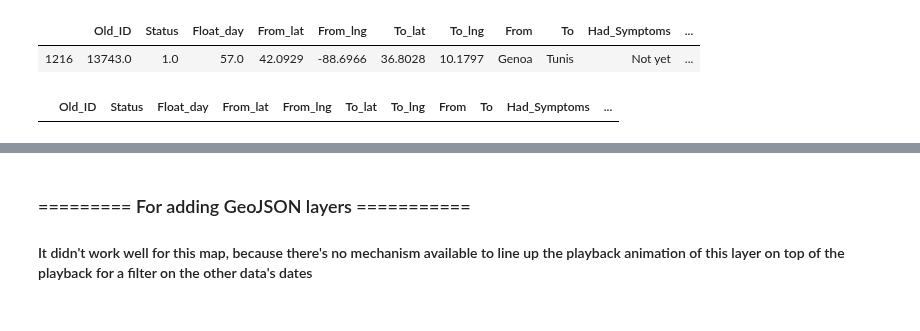
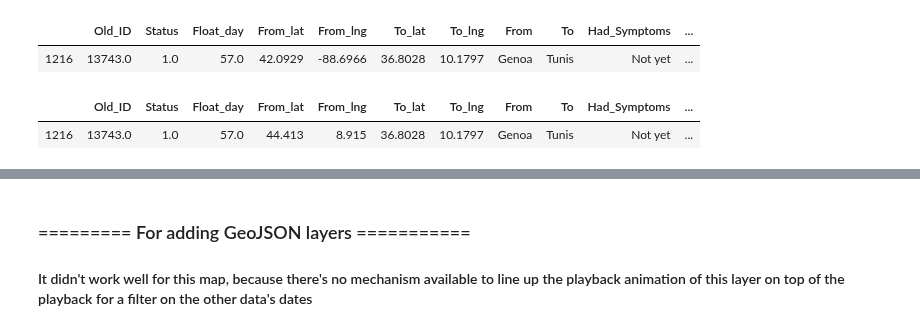
Before and after one commit to ebhtra/springboard, a Jupyter notebook: capstone_2/Map_Sick_Travelers.ipynb, the cells around one changed output, grey strips where cells are left out. Drawn from its saved outputs; the diff is of its cells as text; code cells hidden in the pictures.

```diff
--- a/capstone_2/Map_Sick_Travelers.ipynb
+++ b/capstone_2/Map_Sick_Travelers.ipynb
@@ -431,10 +431,9 @@ kepler_df[kepler_df.From == 'Genoa']
 |  | Old_ID | Status | Float_day | From_lat | From_lng | To_lat | To_lng | From | To | Had_Symptoms | ... |
 | 1216 | 13743.0 | 1.0 | 57.0 | 42.0929 | -88.6966 | 36.8028 | 10.1797 | Genoa | Tunis | Not yet | ... |
 # %%
-kepler_df.loc[1216, 'To_lat'] = 36.8028
-kepler_df.loc[1216, 'To_lng'] = 10.1797
 kepler_df.loc[1216, 'From_lat'] = 44.413
-kepler_df.loc[1216, 'From_lat'] = 8.915
-kepler_df[kepler_df.To == 'Genoa']
+kepler_df.loc[1216, 'From_lng'] = 8.915
+kepler_df[kepler_df.From == 'Genoa']
 # %% [output]
 |  | Old_ID | Status | Float_day | From_lat | From_lng | To_lat | To_lng | From | To | Had_Symptoms | ... |
+| 1216 | 13743.0 | 1.0 | 57.0 | 44.413 | 8.915 | 36.8028 | 10.1797 | Genoa | Tunis | Not yet | ... |
```
Also changed, not shown: parts of 21 cells of this notebook, 1 other file.
